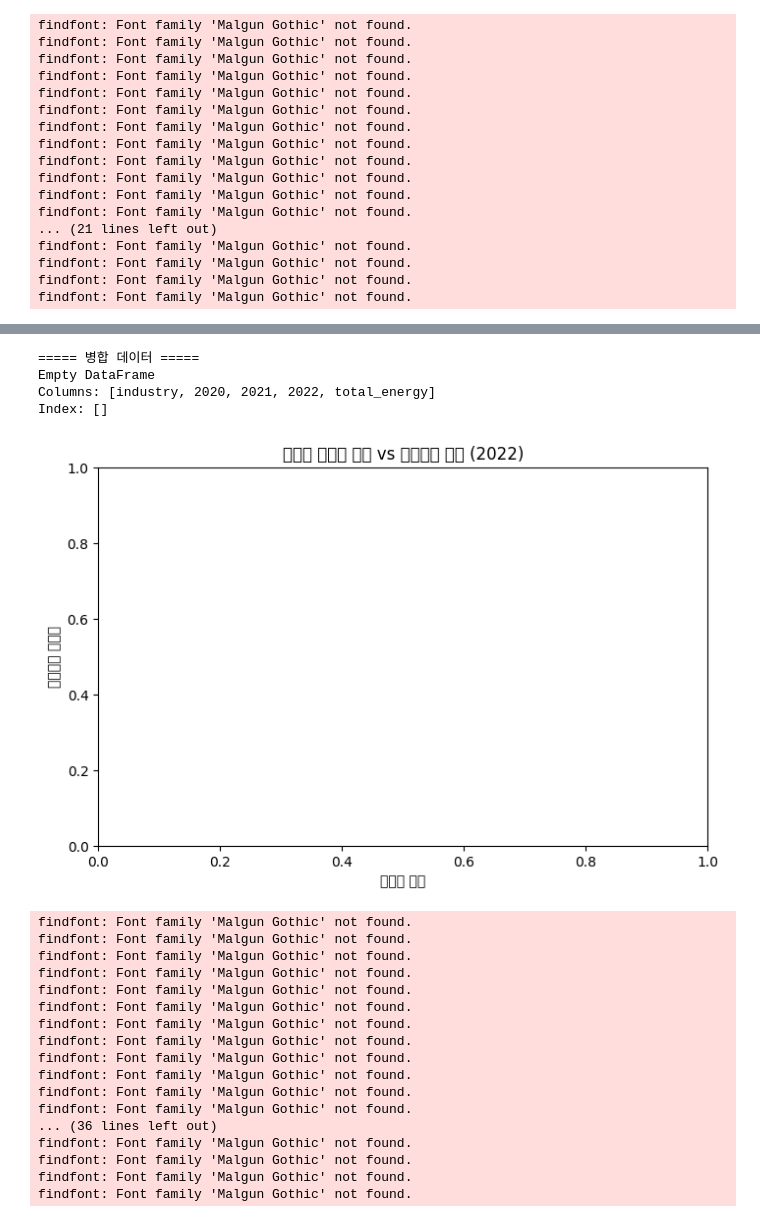
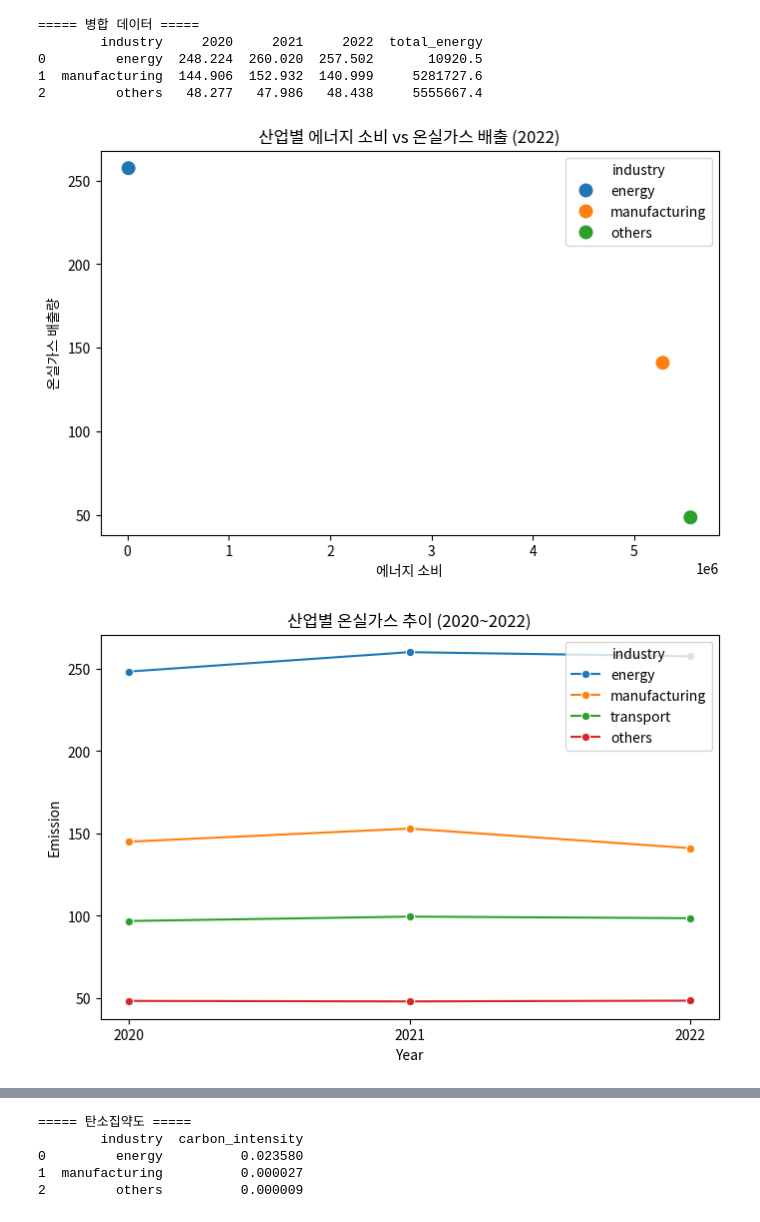
Before and after one commit to rkeuni0i/python_mini-projects, a Jupyter notebook: 05_ghg_energy_integrated_analysis.ipynb, the cells around one changed output, grey strips where cells are left out. Saved outputs shown, nothing was run; the diff lists cells and outputs as text; code cells hidden in the pictures.

```diff
--- a/05_ghg_energy_integrated_analysis.ipynb
+++ b/05_ghg_energy_integrated_analysis.ipynb
@@ -44,11 +44,13 @@ ghg_industry["industry"] = ghg_industry["industry"].replace({
 # 3. 에너지 데이터 전처리
 # =========================
 energy_industry = energy[
-    energy["에너지흐름별(2)"] == "최종소비"
+    (energy["에너지흐름별(1)"] == "최종소비") &
+    (energy["에너지흐름별(2)"] == "산업")
 ].copy()
 
+# 세부 업종(에너지흐름별(4))으로 다시 쪼개지지 않은 소계 행만 사용 (중복 합산 방지)
 energy_industry = energy_industry[
-    energy_industry["에너지흐름별(3)"] == "산업"
+    energy_industry["에너지흐름별(4)"] == "소계"
 ]
 
 # 산업 매핑
@@ -66,11 +68,12 @@ def map_industry(x):
     else:
         return "others"
 
-energy_industry["industry"] = energy_industry["에너지흐름별(4)"].apply(map_industry)
+energy_industry["industry"] = energy_industry["에너지흐름별(3)"].apply(map_industry)
 
 # 에너지 값 컬럼 (숫자 변환)
+# "2022.37" 컬럼은 원본 CSV의 숨은 서브헤더 행(0번 행)에서 "총에너지"로 표시된 2022년 총에너지 컬럼입니다.
 energy_industry["total_energy"] = pd.to_numeric(
-    energy_industry.iloc[:, 5],
+    energy_industry["2022.37"],
     errors="coerce"
 )
 
@@ -124,47 +127,37 @@ sns.lineplot(
 
 plt.title("산업별 온실가스 추이 (2020~2022)")
 plt.xlabel("Year")
 plt.ylabel("Emission")
 plt.show()
 
 # =========================
 # 7. 분석 3: 에너지 소비 구조
 # =========================
 plt.figure(figsize=(8,5))
 
 sns.barplot(
     data=energy_summary,
     x="industry",
     y="total_energy"
 )
 
 plt.title("산업별 총 에너지 소비")
 plt.xlabel("Industry")
 plt.ylabel("Energy Consumption")
 plt.show()
 
 # =========================
 # 8. 분석 4: 탄소집약도
 # =========================
 merged["carbon_intensity"] = merged["2022"] / merged["total_energy"]
 
 print("\n===== 탄소집약도 =====")
 print(merged[["industry", "carbon_intensity"]])
 # %% [output]
-findfont: Font family 'Malgun Gothic' not found.
-findfont: Font family 'Malgun Gothic' not found.
-findfont: Font family 'Malgun Gothic' not found.
-findfont: Font family 'Malgun Gothic' not found.
-findfont: Font family 'Malgun Gothic' not found.
-findfont: Font family 'Malgun Gothic' not found.
-findfont: Font family 'Malgun Gothic' not found.
-findfont: Font family 'Malgun Gothic' not found.
-findfont: Font family 'Malgun Gothic' not found.
-findfont: Font family 'Malgun Gothic' not found.
-findfont: Font family 'Malgun Gothic' not found.
-findfont: Font family 'Malgun Gothic' not found.
-... (21 lines left out)
-findfont: Font family 'Malgun Gothic' not found.
-findfont: Font family 'Malgun Gothic' not found.
-findfont: Font family 'Malgun Gothic' not found.
-findfont: Font family 'Malgun Gothic' not found.
+===== 병합 데이터 =====
+        industry     2020     2021     2022  total_energy
+0         energy  248.224  260.020  257.502       10920.5
+1  manufacturing  144.906  152.932  140.999     5281727.6
+2         others   48.277   47.986   48.438     5555667.4
+[figure, new version]
+[figure, new version]
@@ -171,22 +165,5 @@ findfont: Font family 'Malgun Gothic' not found.
-===== 병합 데이터 =====
-Empty DataFrame
-Columns: [industry, 2020, 2021, 2022, total_energy]
-Index: []
+===== 탄소집약도 =====
+        industry  carbon_intensity
+0         energy          0.023580
+1  manufacturing          0.000027
+2         others          0.000009
-[figure, old version]
-findfont: Font family 'Malgun Gothic' not found.
-findfont: Font family 'Malgun Gothic' not found.
-findfont: Font family 'Malgun Gothic' not found.
-findfont: Font family 'Malgun Gothic' not found.
-findfont: Font family 'Malgun Gothic' not found.
-findfont: Font family 'Malgun Gothic' not found.
-findfont: Font family 'Malgun Gothic' not found.
-findfont: Font family 'Malgun Gothic' not found.
-findfont: Font family 'Malgun Gothic' not found.
-findfont: Font family 'Malgun Gothic' not found.
-findfont: Font family 'Malgun Gothic' not found.
-findfont: Font family 'Malgun Gothic' not found.
-... (36 lines left out)
-findfont: Font family 'Malgun Gothic' not found.
-findfont: Font family 'Malgun Gothic' not found.
-findfont: Font family 'Malgun Gothic' not found.
-findfont: Font family 'Malgun Gothic' not found.
```
Also changed, not shown: parts of 1 cell of this notebook, 4 other files.
